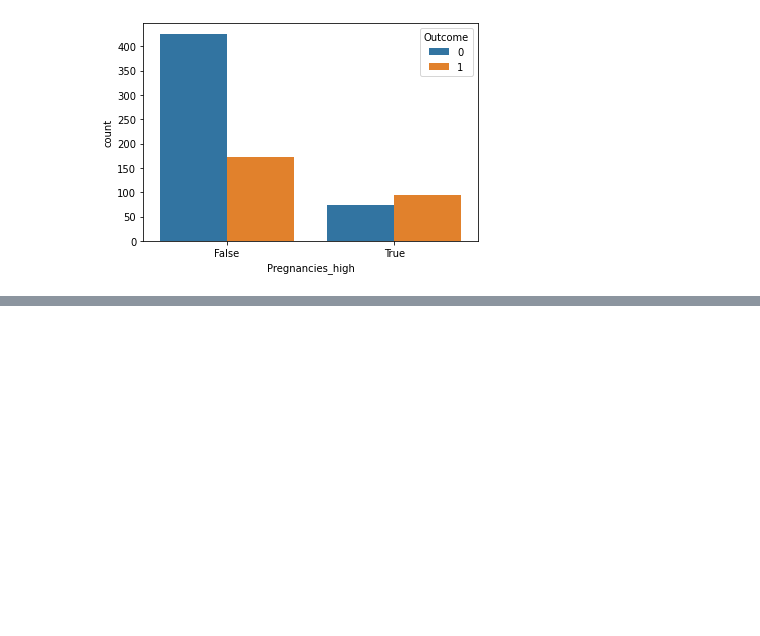
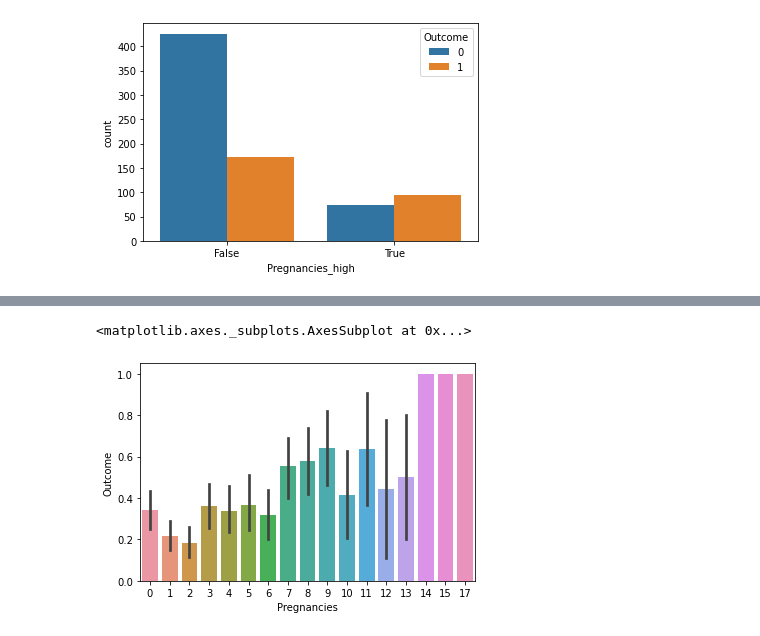
Before and after one commit to jang3463/scikit-learn-practice, a Jupyter notebook: EDA를 통해 데이터 탐색하기.ipynb, the cells around one changed output, grey strips where cells are left out. Cells and saved outputs as stored; diff of their text form; code cells hidden in the pictures; blank space fills up the shorter version.

```diff
--- a/EDA를 통해 데이터 탐색하기.ipynb
+++ b/EDA를 통해 데이터 탐색하기.ipynb
@@ -217,0 +240,6 @@ sns.countplot(data=df,x='Pregnancies_high',hue='Outcome')
+# %%
+# 임신횟수에 대해서 당뇨병 발병 비율을 비교합니다.
+sns.barplot(data=df,x='Pregnancies',y='Outcome')
+# %% [output]
+<matplotlib.axes._subplots.AxesSubplot at 0x...>
+[figure, added]
```
Also changed, not shown: parts of 41 cells of this notebook.
